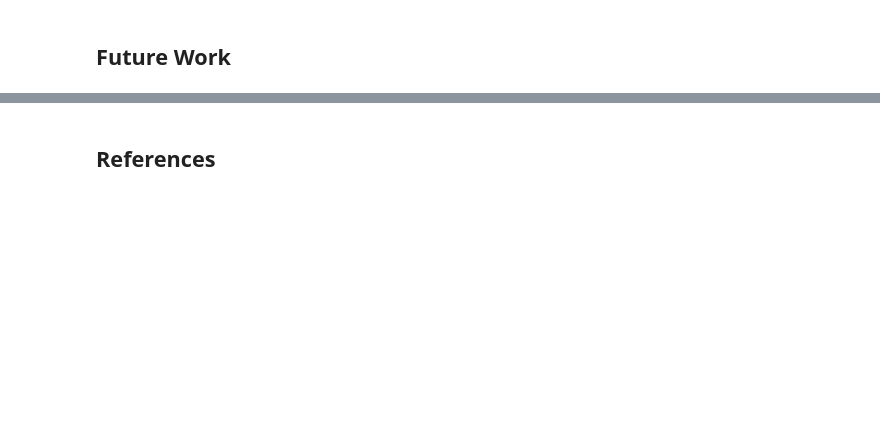
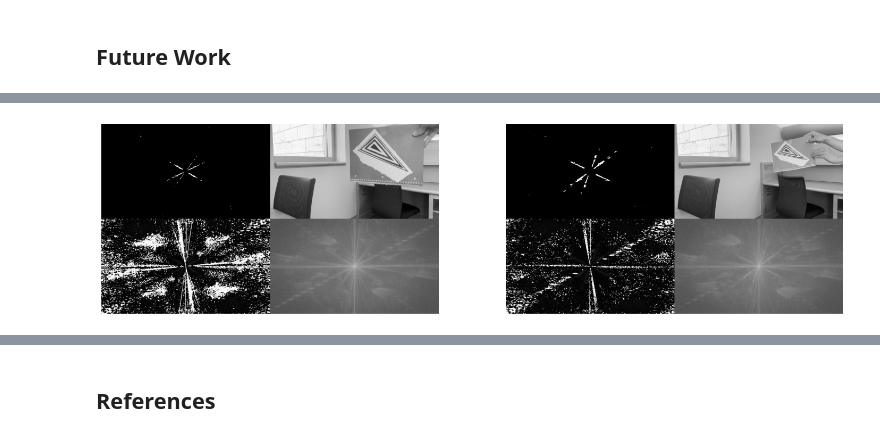
Before and after one commit to Sallyliubj/Object-Detection-and-Tracking-in-Frequency-Domain, a Jupyter notebook: Final Report.ipynb, the cells around one changed output, grey strips where cells are left out. Cells and saved outputs as stored; diff of their text form; code cells hidden in the pictures; blank space fills up the shorter version.

```diff
--- a/Final Report.ipynb
+++ b/Final Report.ipynb
@@ -482,0 +582,12 @@ Comparing our original schedule and actual schedule, we mostly followed our orig
+# %%
+# Load and display snapshots from the library video
+lib_0 = io.imread('sticker_isolated_fft_0.png')
+lib_1 = io.imread('sticker_isolated_fft_1.png')
+fig, ax = plt.subplots(1, 2, figsize=(18, 8))
+ax[0].imshow(lib_0, cmap='gray')
+ax[1].imshow(lib_1, cmap='gray')
+ax[0].axis('off')
+ax[1].axis('off')
+plt.show()
+# %% [output]
+[figure, added]
```
Also changed, not shown: parts of 24 cells of this notebook, 4 other files.
